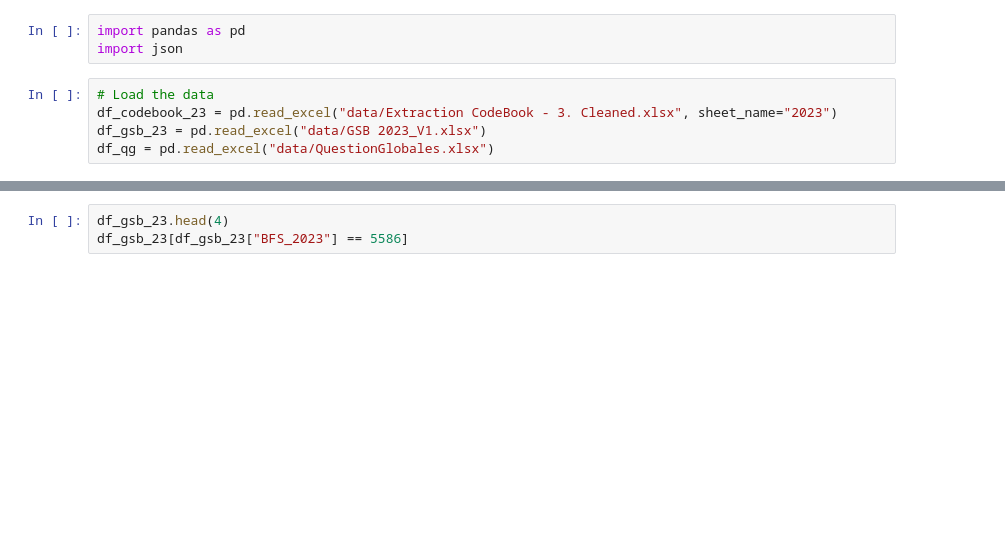
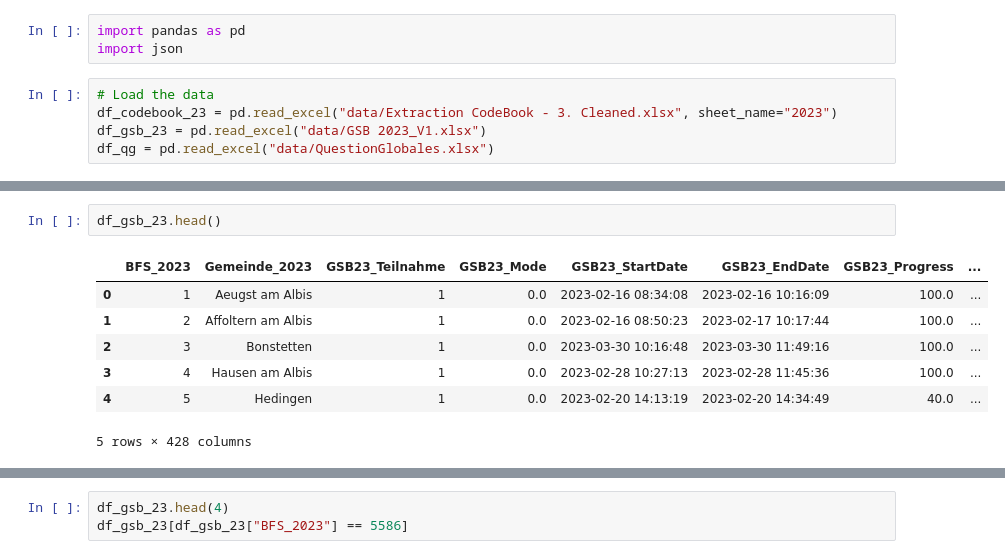
Before and after one commit to hhueber/IDHEAP-Datahub, a Jupyter notebook: data_treatment.ipynb, the cells around one changed output, grey strips where cells are left out. Saved outputs shown, nothing was run; the diff lists cells and outputs as text; blank space fills up the shorter version.

```diff
--- a/data_treatment.ipynb
+++ b/data_treatment.ipynb
@@ -38,3 +38,13 @@ df_codebook_23.head(50)
 | 47 | GSB23_Q2_26 | GSB23_Q2_26 | GSB23 | Q2 | 26 | 2023 | 2. Sind in Ihrer Gemeinde Leistun... | continuous | numeric-40.0 | ... |
 | 48 | GSB23_Q2_27 | GSB23_Q2_27 | GSB23 | Q2 | 27 | 2023 | 2. Sind in Ihrer Gemeinde Leistun... | continuous | numeric-40.0 | ... |
 | 49 | GSB23_Q2_28 | GSB23_Q2_28 | GSB23 | Q2 | 28 | 2023 | 2. Sind in Ihrer Gemeinde Leistun... | continuous | numeric-40.0 | ... |
+# %%
+df_gsb_23.head()
+# %% [output]
+|  | BFS_2023 | Gemeinde_2023 | GSB23_Teilnahme | GSB23_Mode | GSB23_StartDate | GSB23_EndDate | GSB23_Progress | ... |
+| 0 | 1 | Aeugst am Albis | 1 | 0.0 | 2023-02-16 08:34:08 | 2023-02-16 10:16:09 | 100.0 | ... |
+| 1 | 2 | Affoltern am Albis | 1 | 0.0 | 2023-02-16 08:50:23 | 2023-02-17 10:17:44 | 100.0 | ... |
+| 2 | 3 | Bonstetten | 1 | 0.0 | 2023-03-30 10:16:48 | 2023-03-30 11:49:16 | 100.0 | ... |
+| 3 | 4 | Hausen am Albis | 1 | 0.0 | 2023-02-28 10:27:13 | 2023-02-28 11:45:36 | 100.0 | ... |
+| 4 | 5 | Hedingen | 1 | 0.0 | 2023-02-20 14:13:19 | 2023-02-20 14:34:49 | 40.0 | ... |
+5 rows × 428 columns
```
Also changed, not shown: parts of 4 cells of this notebook, 1 other file.
